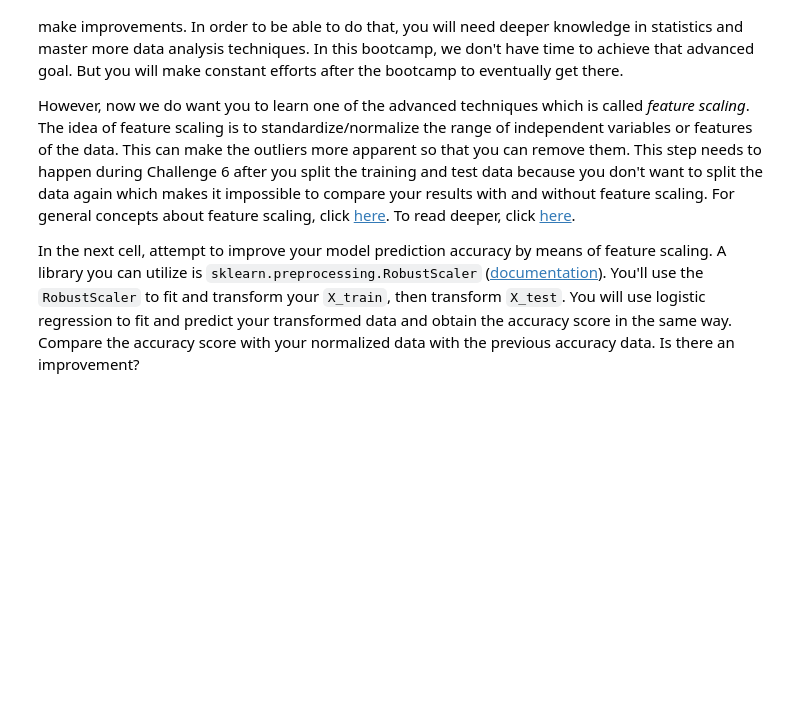
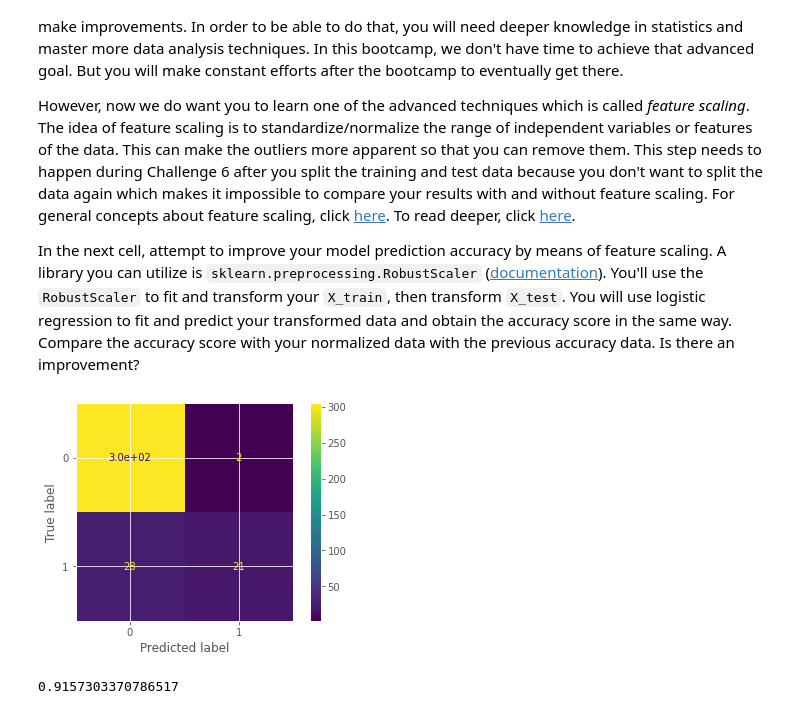
Before and after one commit to ta-data-mexpt/lab-supervised-learning, a Jupyter notebook: your-code/main.ipynb, the cells around one changed output. Drawn from its saved outputs; the diff is of its cells as text; code cells hidden in the pictures; blank space fills up the shorter version.

```diff
--- a/your-code/main.ipynb
+++ b/your-code/main.ipynb
@@ -549,0 +556,17 @@ In the next cell, attempt to improve your model prediction accuracy by means of
+# %%
+escala=RobustScaler()
+# %%
+X_train=escala.fit_transform(X_train,y_train)
+X_test=escala.transform(X_test)
+# %%
+model=KNeighborsClassifier(n_neighbors=18)
+model.fit(X_train,y_train)
+y_pred=model.predict(X_test)
+
+plot_confusion_matrix(model,X_test,y_test);
+# %% [output]
+[figure, added]
+# %%
+accuracy_score(y_test,y_pred)
+# %% [output]
+0.9157303370786517
```
Also changed, not shown: parts of 4 cells of this notebook.
